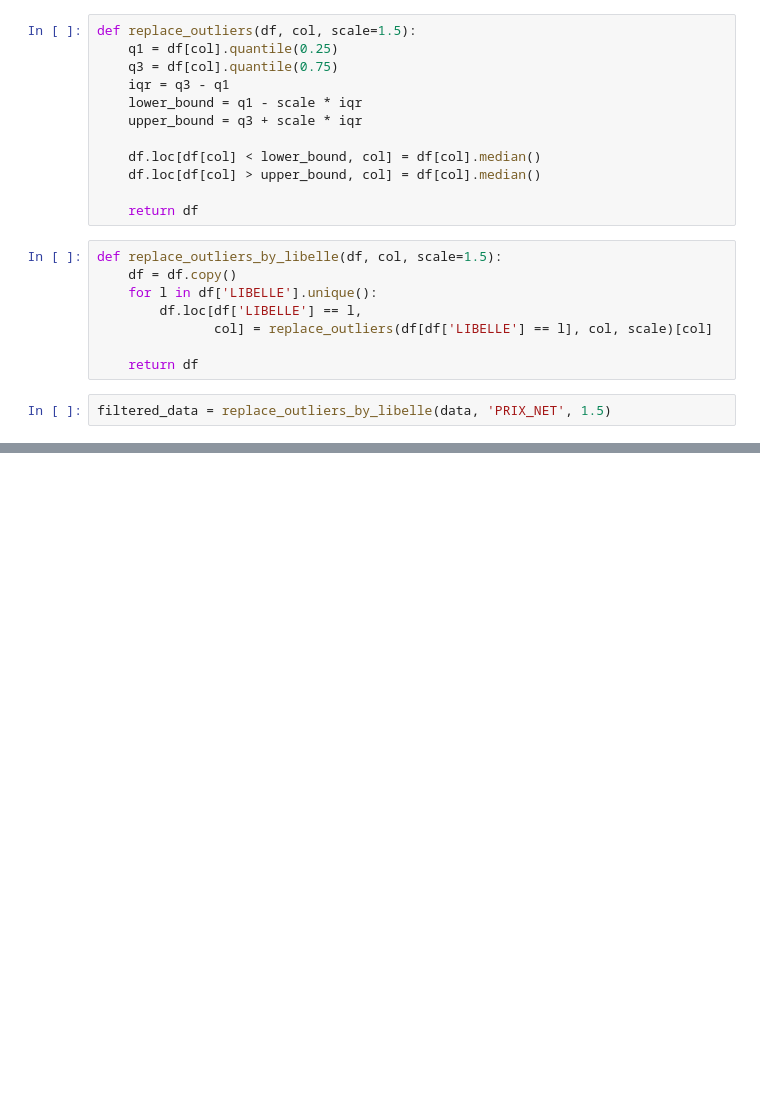
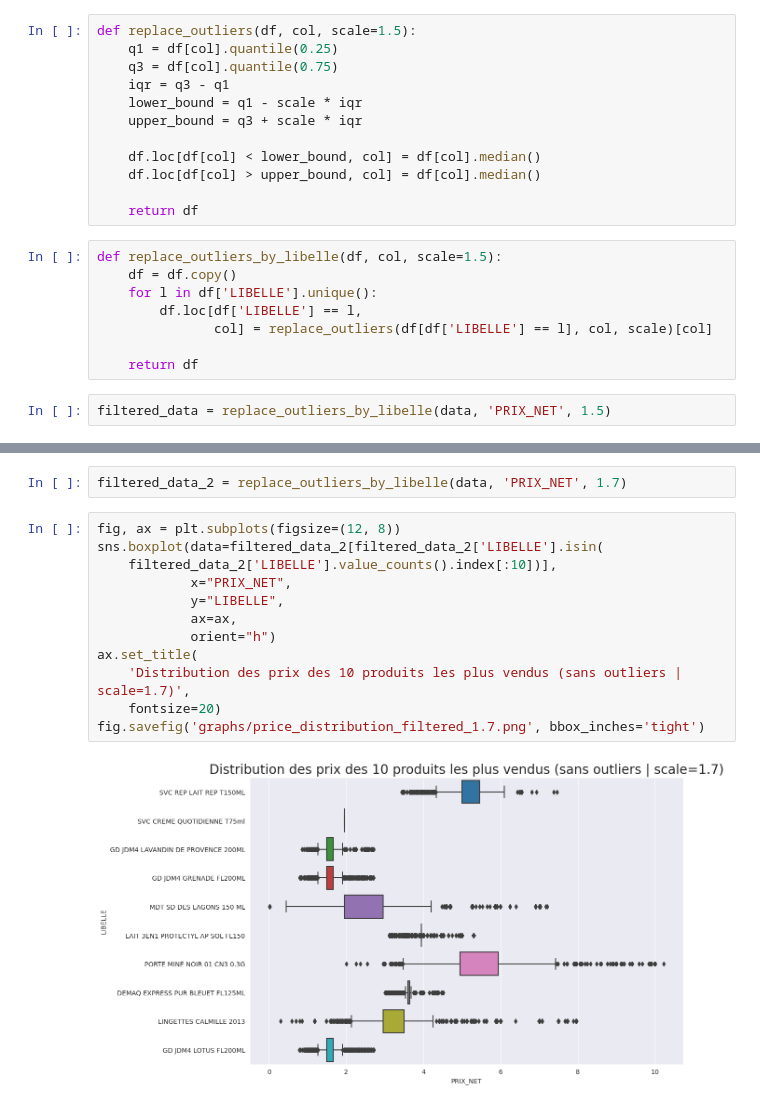
Before and after one commit to alexandre-pinon/recommender, a Jupyter notebook: data_csv_treatment.ipynb, the cells around one changed output, grey strips where cells are left out. Cells and saved outputs as stored; diff of their text form; blank space fills up the shorter version.

```diff
--- a/data_csv_treatment.ipynb
+++ b/data_csv_treatment.ipynb
@@ -396,0 +397,16 @@ fig.savefig('graphs/price_distribution_filtered.png', bbox_inches='tight')
+# %%
+filtered_data_2 = replace_outliers_by_libelle(data, 'PRIX_NET', 1.7)
+# %%
+fig, ax = plt.subplots(figsize=(12, 8))
+sns.boxplot(data=filtered_data_2[filtered_data_2['LIBELLE'].isin(
+    filtered_data_2['LIBELLE'].value_counts().index[:10])],
+            x="PRIX_NET",
+            y="LIBELLE",
+            ax=ax,
+            orient="h")
+ax.set_title(
+    'Distribution des prix des 10 produits les plus vendus (sans outliers | scale=1.7)',
+    fontsize=20)
+fig.savefig('graphs/price_distribution_filtered_1.7.png', bbox_inches='tight')
+# %% [output]
+[figure, added]
```
Also changed, not shown: parts of 11 cells of this notebook, 11 other files.
